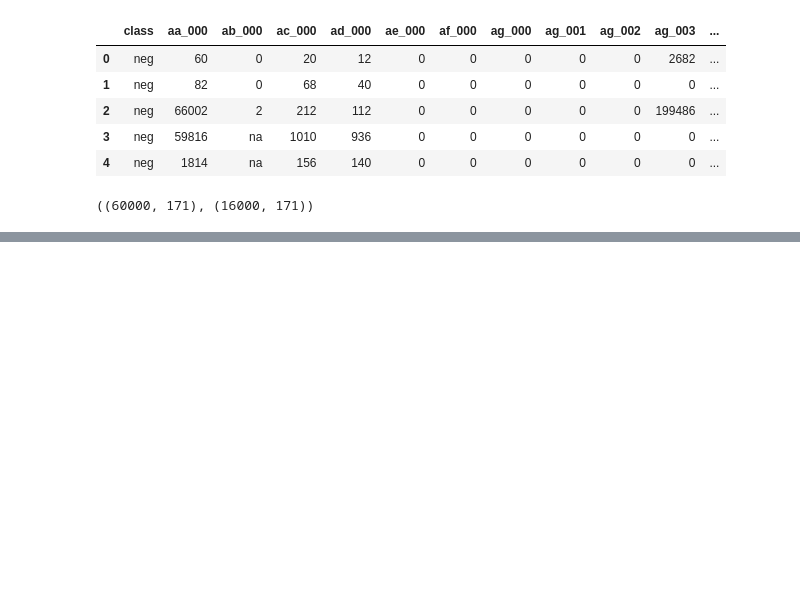
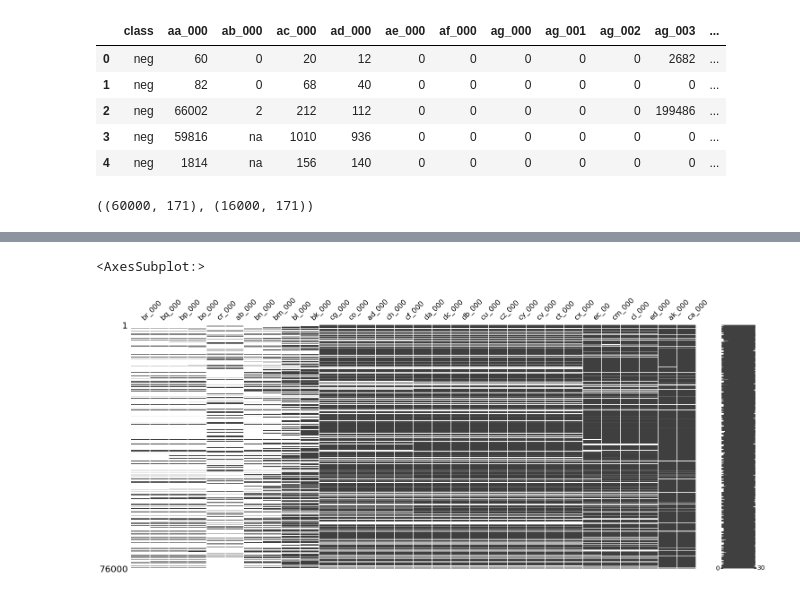
Before and after one commit to Preranapagar/ML_Projects, a Jupyter notebook: Project/Scania Truck Failure/scania_failure.ipynb, the cells around one changed output, grey strips where cells are left out. Cells and saved outputs as stored; diff of their text form; code cells hidden in the pictures; blank space fills up the shorter version.

```diff
--- a/Project/Scania Truck Failure/scania_failure.ipynb
+++ b/Project/Scania Truck Failure/scania_failure.ipynb
@@ -63,0 +246,5 @@ train_data.shape, test_data.shape
+# %%
+mn.matrix(df[null_30.index])
+# %% [output]
+<AxesSubplot:>
+[figure, added]
```
Also changed, not shown: parts of 27 cells of this notebook.
